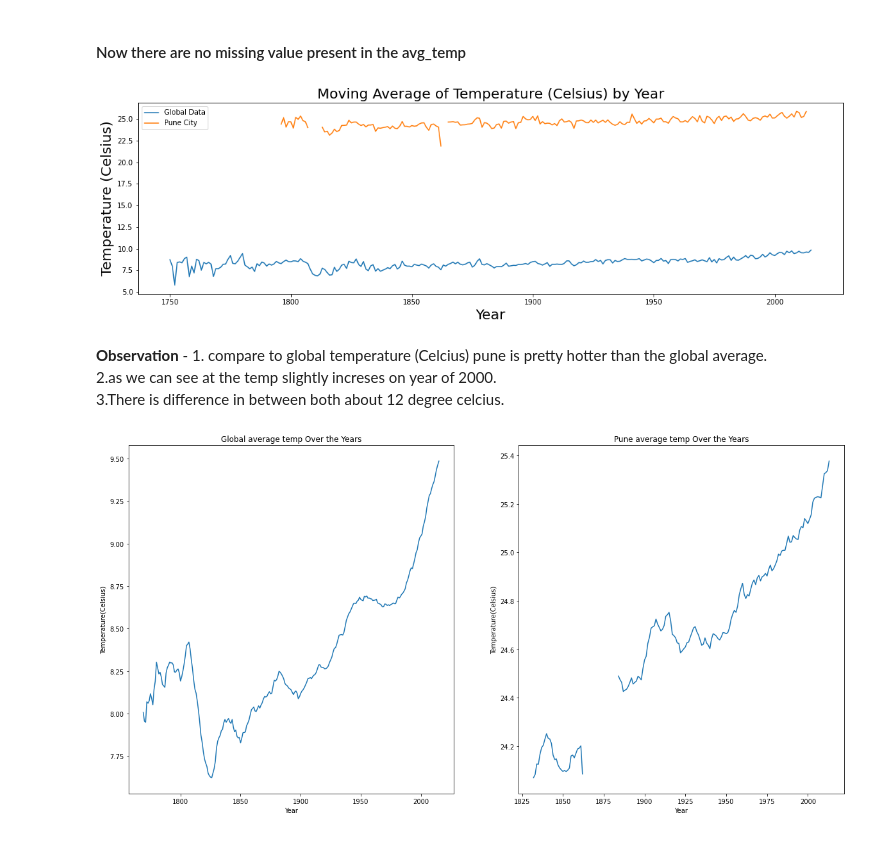
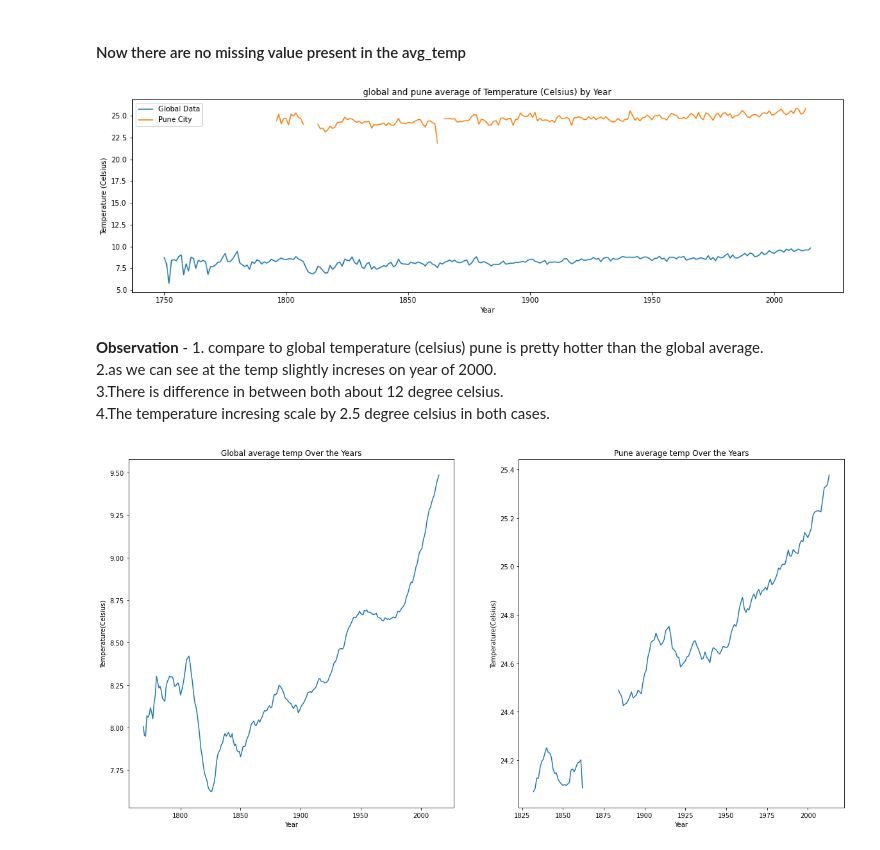
Before and after one commit to bhushanyadav07/Data-Analyst, a Jupyter notebook: Exploring_Weather_Trends.ipynb, the cells around one changed output. Drawn from its saved outputs; the diff is of its cells as text; code cells hidden in the pictures.

```diff
--- a/Exploring_Weather_Trends.ipynb
+++ b/Exploring_Weather_Trends.ipynb
@@ -125,17 +127,18 @@ global2 = df_global.copy()
 # %%
 fig=plt.figure(figsize=(18,5))
 plt.plot(df_global['year'], df_global['avg_temp'],label = 'Global Data')
 plt.plot(df_pune['year'], df_pune['avg_temp'],label = 'Pune City')
 plt.legend()
-plt.title('Moving Average of Temperature (Celsius) by Year', fontsize = 20)
-plt.xlabel('Year',fontsize = 20)
-plt.ylabel('Temperature (Celsius)',fontsize = 20);
+plt.title('Global and pune average of Temperature (Celsius) by Year')
+plt.xlabel('Year')
+plt.ylabel('Temperature (Celsius)');
 # %% [output]
-[figure, old version]
+[figure, new version]
 # %% [markdown]
-**Observation** - 1. compare to global temperature (Celcius) pune is pretty hotter than the global average.\
+**Observation** - 1. compare to global temperature (celsius) pune is pretty hotter than the global average.\
 2.as we can see at the temp slightly increses on year of 2000. \
-3.There is difference in between both about 12 degree celcius.
+3.There is difference in between both about 12 degree celsius. \
+4.The temperature incresing scale by 2.5 degree celsius in both cases.
 # %%
 plt.figure(figsize=(20,10))
 plt.subplot(1,2,1)
```
Also changed, not shown: parts of 4 cells of this notebook.
